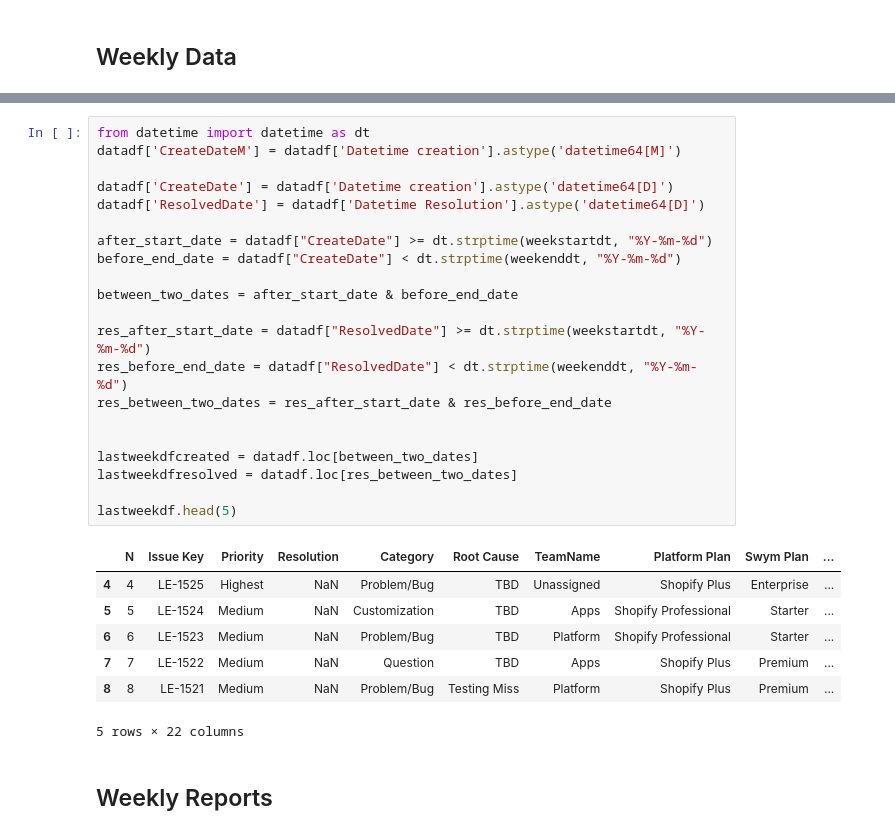
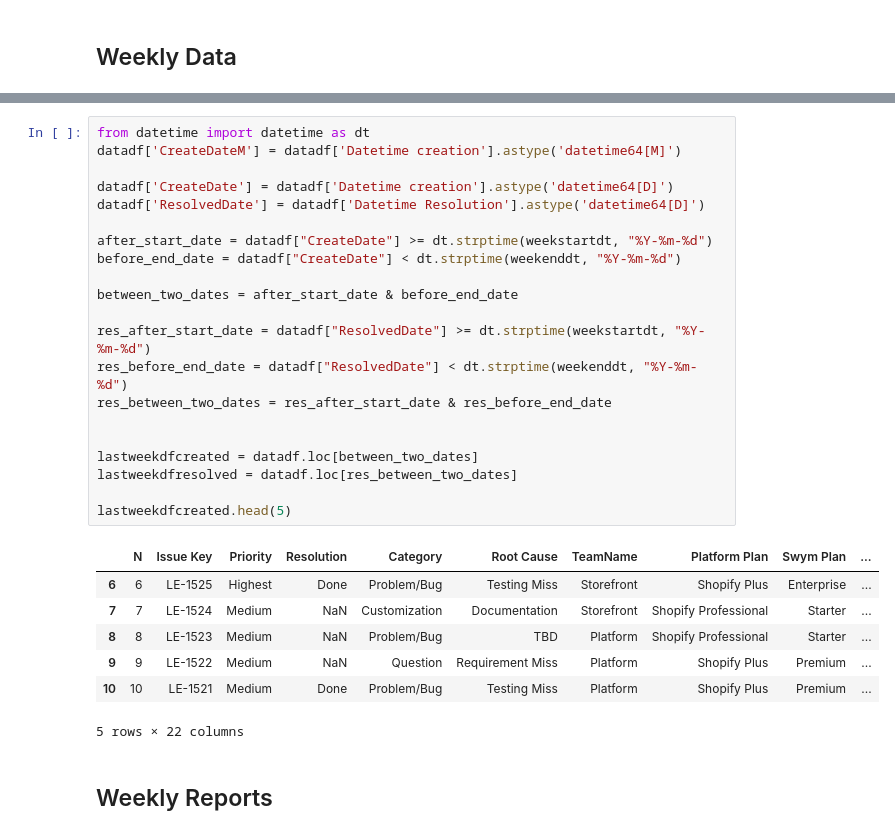
Before and after one commit to ramvellankiswym/jiradata, a Jupyter notebook: WeeklyJiraReports.ipynb, the cells around one changed output, grey strips where cells are left out. Saved outputs shown, nothing was run; the diff lists cells and outputs as text.

```diff
--- a/WeeklyJiraReports.ipynb
+++ b/WeeklyJiraReports.ipynb
@@ -187,31 +188,31 @@ len(datadf)
 # %%
 from datetime import datetime as dt
 datadf['CreateDateM'] = datadf['Datetime creation'].astype('datetime64[M]')
 
 datadf['CreateDate'] = datadf['Datetime creation'].astype('datetime64[D]')
 datadf['ResolvedDate'] = datadf['Datetime Resolution'].astype('datetime64[D]')
 
 after_start_date = datadf["CreateDate"] >= dt.strptime(weekstartdt, "%Y-%m-%d")
 before_end_date = datadf["CreateDate"] < dt.strptime(weekenddt, "%Y-%m-%d")
 
 between_two_dates = after_start_date & before_end_date
 
 res_after_start_date = datadf["ResolvedDate"] >= dt.strptime(weekstartdt, "%Y-%m-%d")
 res_before_end_date = datadf["ResolvedDate"] < dt.strptime(weekenddt, "%Y-%m-%d")
 res_between_two_dates = res_after_start_date & res_before_end_date
 
 
 lastweekdfcreated = datadf.loc[between_two_dates]
 lastweekdfresolved = datadf.loc[res_between_two_dates]
 
-lastweekdf.head(5)
+lastweekdfcreated.head(5)
 # %% [output]
 |  | N | Issue Key | Priority | Resolution | Category | Root Cause | TeamName | Platform Plan | Swym Plan | ... |
-| 4 | 4 | LE-1525 | Highest | NaN | Problem/Bug | TBD | Unassigned | Shopify Plus | Enterprise | ... |
-| 5 | 5 | LE-1524 | Medium | NaN | Customization | TBD | Apps | Shopify Professional | Starter | ... |
-| 6 | 6 | LE-1523 | Medium | NaN | Problem/Bug | TBD | Platform | Shopify Professional | Starter | ... |
-| 7 | 7 | LE-1522 | Medium | NaN | Question | TBD | Apps | Shopify Plus | Premium | ... |
-| 8 | 8 | LE-1521 | Medium | NaN | Problem/Bug | Testing Miss | Platform | Shopify Plus | Premium | ... |
+| 6 | 6 | LE-1525 | Highest | Done | Problem/Bug | Testing Miss | Storefront | Shopify Plus | Enterprise | ... |
+| 7 | 7 | LE-1524 | Medium | NaN | Customization | Documentation | Storefront | Shopify Professional | Starter | ... |
+| 8 | 8 | LE-1523 | Medium | NaN | Problem/Bug | TBD | Platform | Shopify Professional | Starter | ... |
+| 9 | 9 | LE-1522 | Medium | NaN | Question | Requirement Miss | Platform | Shopify Plus | Premium | ... |
+| 10 | 10 | LE-1521 | Medium | Done | Problem/Bug | Testing Miss | Platform | Shopify Plus | Premium | ... |
 5 rows × 22 columns
 # %% [markdown]
 ## Weekly Reports
```
Also changed, not shown: parts of 5 cells of this notebook, 1 other file.
